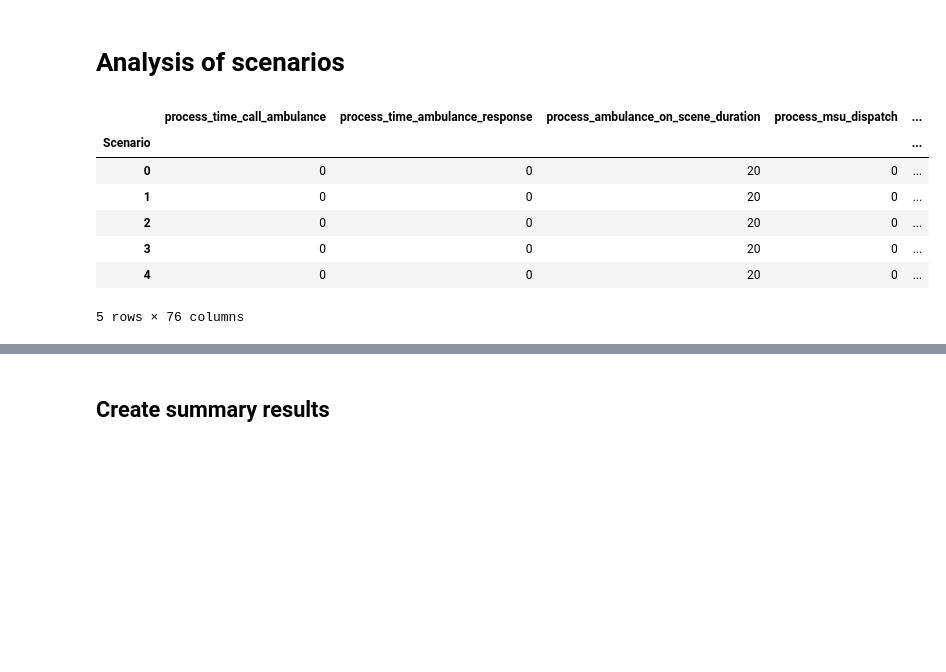
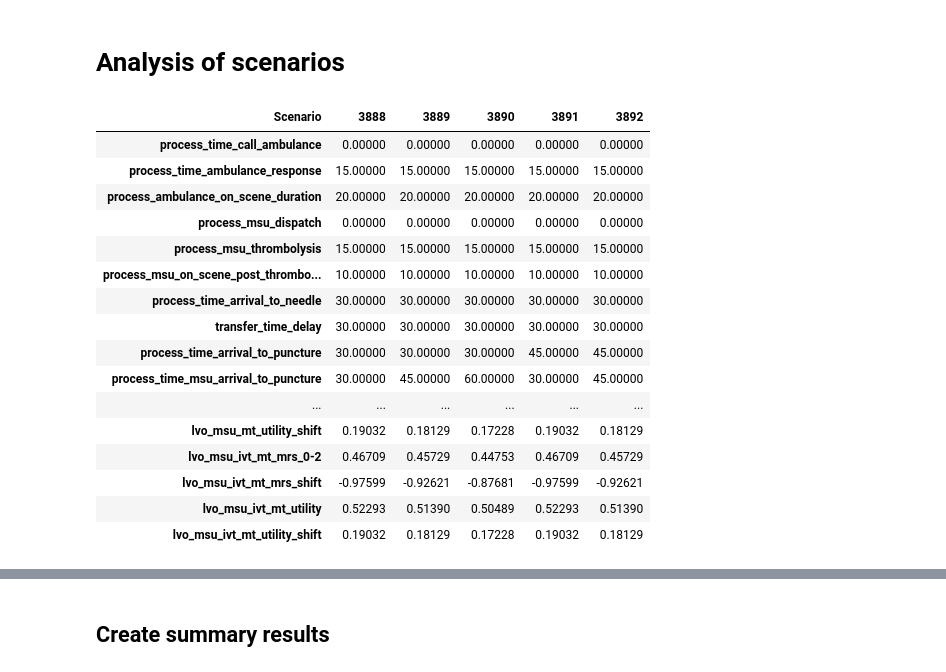
Before and after one commit to stroke-modelling/muster2, a Jupyter notebook: scenario_analysis/scenario_1_analysis.ipynb, the cells around one changed output, grey strips where cells are left out. Drawn from its saved outputs; the diff is of its cells as text; code cells hidden in the pictures; blank space fills up the shorter version.

```diff
--- a/scenario_analysis/scenario_1_analysis.ipynb
+++ b/scenario_analysis/scenario_1_analysis.ipynb
@@ -7,22 +7,37 @@ import matplotlib.pyplot as plt
 # %%
 # Load data
 scenario_list = pd.read_csv('scenario_list_test_3.csv', index_col='Scenario')
 scenario_results = pd.read_csv('scenario_results_test_3.csv', low_memory=False, index_col=0)
 
 # Merge on index
 data = pd.merge(scenario_list, scenario_results, left_index=True, right_index=True)
 data.to_csv('full_scenarios_and_results.csv', index_label=True)
 
-data.head()
+# Remove rows from data and scenario list with process_time_ambulance_response = 0
+scenario_list = scenario_list[scenario_list['process_time_ambulance_response'] != 0]
+data = data[data['process_time_ambulance_response'] != 0]
+
+# Ste max pandas display rows to 100
+pd.set_option('display.max_rows', 100)
+data.head().T
 # %% [output]
-|  | process_time_call_ambulance | process_time_ambulance_response | process_ambulance_on_scene_duration | process_msu_dispatch | ... |
-| Scenario |  |  |  |  | ... |
-| 0 | 0 | 0 | 20 | 0 | ... |
-| 1 | 0 | 0 | 20 | 0 | ... |
-| 2 | 0 | 0 | 20 | 0 | ... |
-| 3 | 0 | 0 | 20 | 0 | ... |
-| 4 | 0 | 0 | 20 | 0 | ... |
+| Scenario | 3888 | 3889 | 3890 | 3891 | 3892 |
+| process_time_call_ambulance | 0.00000 | 0.00000 | 0.00000 | 0.00000 | 0.00000 |
+| process_time_ambulance_response | 15.00000 | 15.00000 | 15.00000 | 15.00000 | 15.00000 |
+| process_ambulance_on_scene_duration | 20.00000 | 20.00000 | 20.00000 | 20.00000 | 20.00000 |
+| process_msu_dispatch | 0.00000 | 0.00000 | 0.00000 | 0.00000 | 0.00000 |
+| process_msu_thrombolysis | 15.00000 | 15.00000 | 15.00000 | 15.00000 | 15.00000 |
+| process_msu_on_scene_post_thrombo... | 10.00000 | 10.00000 | 10.00000 | 10.00000 | 10.00000 |
+| process_time_arrival_to_needle | 30.00000 | 30.00000 | 30.00000 | 30.00000 | 30.00000 |
+| transfer_time_delay | 30.00000 | 30.00000 | 30.00000 | 30.00000 | 30.00000 |
+| process_time_arrival_to_puncture | 30.00000 | 30.00000 | 30.00000 | 45.00000 | 45.00000 |
+| process_time_msu_arrival_to_puncture | 30.00000 | 45.00000 | 60.00000 | 30.00000 | 45.00000 |
+| ... | ... | ... | ... | ... | ... |
+| lvo_msu_mt_utility_shift | 0.19032 | 0.18129 | 0.17228 | 0.19032 | 0.18129 |
+| lvo_msu_ivt_mt_mrs_0-2 | 0.46709 | 0.45729 | 0.44753 | 0.46709 | 0.45729 |
+| lvo_msu_ivt_mt_mrs_shift | -0.97599 | -0.92621 | -0.87681 | -0.97599 | -0.92621 |
+| lvo_msu_ivt_mt_utility | 0.52293 | 0.51390 | 0.50489 | 0.52293 | 0.51390 |
+| lvo_msu_ivt_mt_utility_shift | 0.19032 | 0.18129 | 0.17228 | 0.19032 | 0.18129 |
-5 rows × 76 columns
 # %%
 # Add net benefit column
 prop_nlvo = 0.7
```
Also changed, not shown: parts of 11 cells of this notebook, 4 other files.
